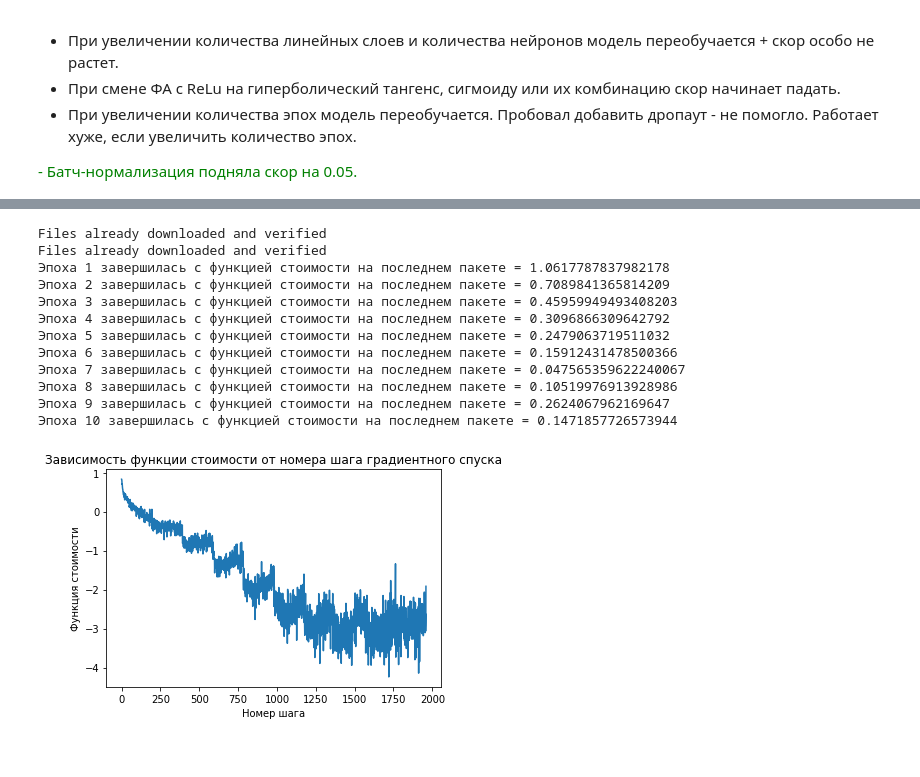
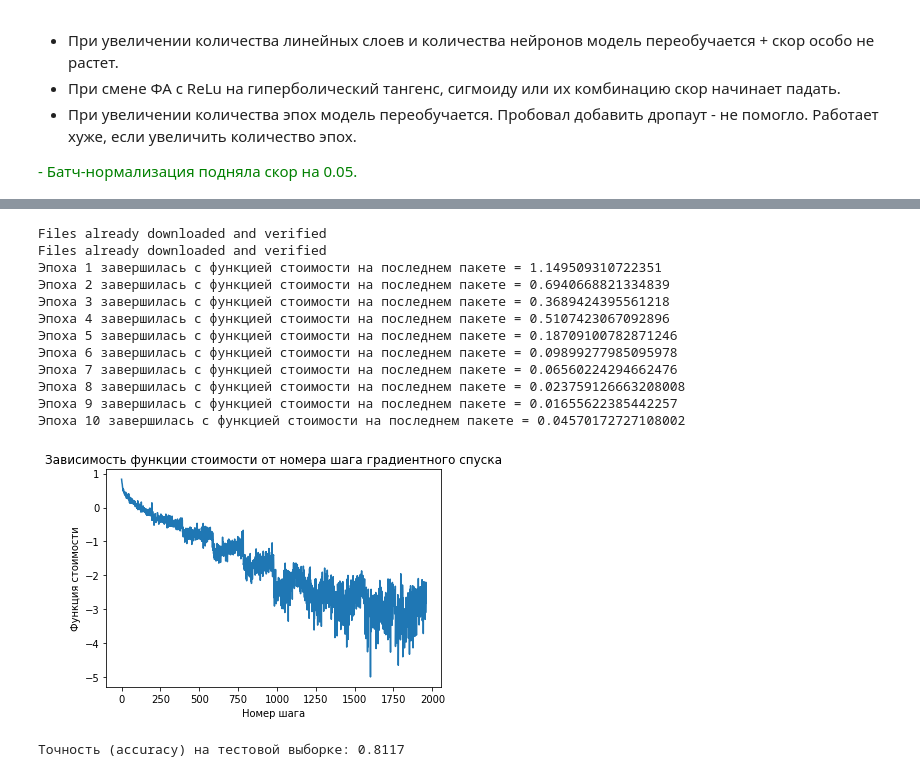
Before and after one commit to lomovtsevp/ML_course_MIREA, a Jupyter notebook: ML2/PR2/pr_2.ipynb, the cells around one changed output, grey strips where cells are left out. Saved outputs shown, nothing was run; the diff lists cells and outputs as text; code cells hidden in the pictures.

```diff
--- a/ML2/PR2/pr_2.ipynb
+++ b/ML2/PR2/pr_2.ipynb
@@ -175,12 +175,19 @@ class ConvNet(nn.Module):
             nn.MaxPool2d(2, 2), # output: 128 x 8 x 8
             nn.BatchNorm2d(128),
 
+            nn.Conv2d(128, 256, kernel_size=3, stride=1, padding=1),
+            nn.ReLU(),
+            nn.Conv2d(256, 256, kernel_size=3, stride=1, padding=1),
+            nn.ReLU(),
+            nn.MaxPool2d(2, 2), # output: 256 x 4 x 4
+            nn.BatchNorm2d(256),
+
             nn.Flatten(),
-            nn.Linear(128*8*8, 128),
+            nn.Linear(256*4*4, 1024),
             nn.ReLU(),
-            nn.Linear(128, 64),
+            nn.Linear(1024, 512),
             nn.ReLU(),
-            nn.Linear(64, 10))
+            nn.Linear(512, 10))
 
 
     def forward(self, x):
@@ -206,41 +213,41 @@ device = 'cuda' if torch.cuda.is_available() else 'cpu'
 # Готовимся к обучению
 model = ConvNet().to(device)  # создаем модель
 optimizer = torch.optim.Adam(model.parameters(), lr=0.001)  # оптимизатор, нужно выбрать и настроить
 loss_function = nn.CrossEntropyLoss()  # функция потерь, нужно выбрать
 loss_history = list()  # список для хранения истории изменения функции стоимости
 
 # Начинаем обучение
 for epoch in range(EPOCHS):
     for i, (batch, labels) in enumerate(train_loader):  # разбиваем выборку на пакеты
         # Нужно реализовать один шаг градиентного спуска
         #batch = batch.reshape(batch.shape[0], -1)
         optimizer.zero_grad()
         loss = loss_function(model(batch), labels) # значение функции стоимости на пакете, нужно рассчитать
         loss.backward()
         optimizer.step()
         loss_history.append(loss.log().item())  # добавляется логарифм стоимости для большей наглядности
     print(f'Эпоха {epoch + 1} завершилась с функцией стоимости на последнем пакете = {loss.item()}')
 
 
 # Выводим график функции стоимости
 plt.title('Зависимость функции стоимости от номера шага градиентного спуска')
 plt.xlabel('Номер шага')
 plt.ylabel('Функция стоимости')
 plt.plot(loss_history)
 plt.show()
 
 torch.save(model, 'CNN.pth')
 # %% [output]
 Files already downloaded and verified
 Files already downloaded and verified
-Эпоха 1 завершилась с функцией стоимости на последнем пакете = 1.0617787837982178
-Эпоха 2 завершилась с функцией стоимости на последнем пакете = 0.7089841365814209
-Эпоха 3 завершилась с функцией стоимости на последнем пакете = 0.45959949493408203
-Эпоха 4 завершилась с функцией стоимости на последнем пакете = 0.3096866309642792
-Эпоха 5 завершилась с функцией стоимости на последнем пакете = 0.2479063719511032
-Эпоха 6 завершилась с функцией стоимости на последнем пакете = 0.15912431478500366
-Эпоха 7 завершилась с функцией стоимости на последнем пакете = 0.047565359622240067
-Эпоха 8 завершилась с функцией стоимости на последнем пакете = 0.10519976913928986
-Эпоха 9 завершилась с функцией стоимости на последнем пакете = 0.2624067962169647
-Эпоха 10 завершилась с функцией стоимости на последнем пакете = 0.1471857726573944
+Эпоха 1 завершилась с функцией стоимости на последнем пакете = 1.149509310722351
+Эпоха 2 завершилась с функцией стоимости на последнем пакете = 0.6940668821334839
+Эпоха 3 завершилась с функцией стоимости на последнем пакете = 0.3689424395561218
+Эпоха 4 завершилась с функцией стоимости на последнем пакете = 0.5107423067092896
+Эпоха 5 завершилась с функцией стоимости на последнем пакете = 0.18709100782871246
+Эпоха 6 завершилась с функцией стоимости на последнем пакете = 0.09899277985095978
+Эпоха 7 завершилась с функцией стоимости на последнем пакете = 0.06560224294662476
+Эпоха 8 завершилась с функцией стоимости на последнем пакете = 0.023759126663208008
+Эпоха 9 завершилась с функцией стоимости на последнем пакете = 0.01655622385442257
+Эпоха 10 завершилась с функцией стоимости на последнем пакете = 0.04570172727108002
-[figure, old version]
+[figure, new version]
@@ -246,0 +256,14 @@ Files already downloaded and verified
+# %%
+with torch.no_grad():
+    # Оцениваем качество модели
+    train_data_loader = DataLoader(train_data, batch_size=len(train_data))
+    train_features, train_targets = next(iter(train_data_loader))
+
+    test_data_loader = DataLoader(test_data, batch_size=len(test_data))
+    test_features, test_targets = next(iter(test_data_loader))
+
+    test_features = test_features.to(device)
+    test_model_predictions = torch.argmax(model(test_features), dim=1)
+    print('Точность (accuracy) на тестовой выборке:', accuracy_score(test_data.targets, test_model_predictions.cpu()))
+# %% [output]
+Точность (accuracy) на тестовой выборке: 0.8117
```
Also changed, not shown: parts of 3 cells of this notebook.
